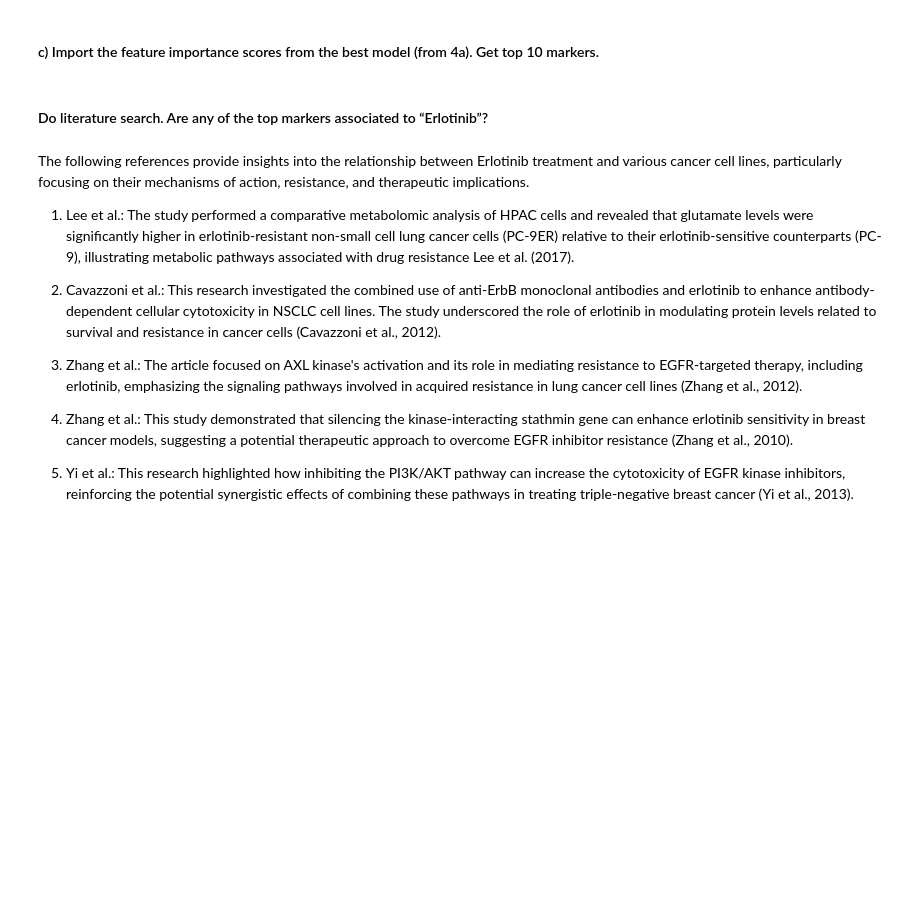
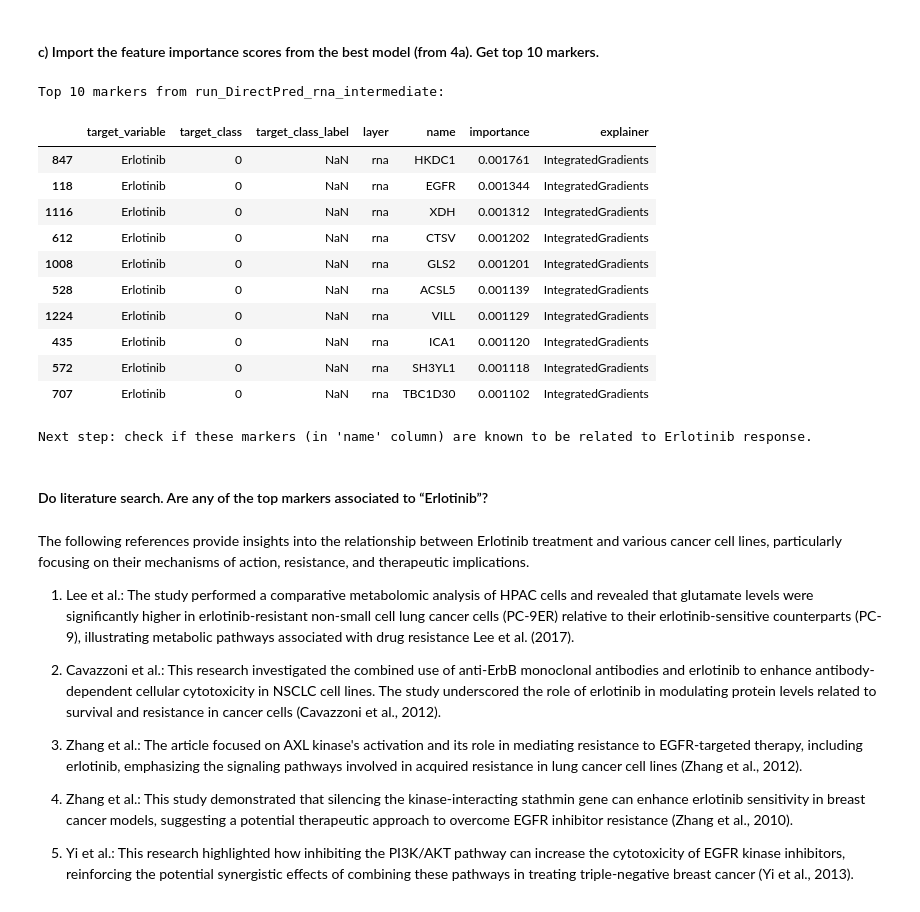
Before and after one commit to theSamurai1997/compgen_course_2025_module3_my_session, a Jupyter notebook: submissions/day3/Copy_day3_hw_submission_ccle_vs_gdsc.ipynb, the cells around one changed output. Cells and saved outputs as stored; diff of their text form; code cells hidden in the pictures; blank space fills up the shorter version.

```diff
--- a/submissions/day3/Copy_day3_hw_submission_ccle_vs_gdsc.ipynb
+++ b/submissions/day3/Copy_day3_hw_submission_ccle_vs_gdsc.ipynb
@@ -254,23 +304,37 @@ display(df_test_embed.head())
 #### c) Import the feature importance scores from the best model (from 4a). Get top 10 markers.
 # %%
 #BEST_MODEL_DIR = os.path.join(LOGS_DIR, best_model_prefix)
-feature_importance_path = os.path.join(LOGS_DIR, f"{best_model_prefix}.feature_importance.IntegratedGradients.csv")
+feature_importance_path = os.path.join(BEST_MODEL_DIR, f"{best_model_prefix}.feature_importance.IntegratedGradients.csv")
 
 # 1. Read the feature importance CSV
 df_importance = pd.read_csv(feature_importance_path)
 
 # Columns: target_variable, target_class, target_class_label, layer, name, importance, explainer
 # 2. Sort by highest 'importance'
 df_importance.sort_values(by="importance", ascending=False, inplace=True)
 
 # 3. Extract the top 10 markers
 top10 = df_importance.head(10)
 
 print(f"Top 10 markers from {best_model_prefix}:")
 display(top10)
 
 # 4. Provide placeholders for further analysis
 print("Next step: check if these markers (in 'name' column) are known to be related to Erlotinib response.")
+# %% [output]
+Top 10 markers from run_DirectPred_rna_intermediate:
+|  | target_variable | target_class | target_class_label | layer | name | importance | explainer |
+| 847 | Erlotinib | 0 | NaN | rna | HKDC1 | 0.001761 | IntegratedGradients |
+| 118 | Erlotinib | 0 | NaN | rna | EGFR | 0.001344 | IntegratedGradients |
+| 1116 | Erlotinib | 0 | NaN | rna | XDH | 0.001312 | IntegratedGradients |
+| 612 | Erlotinib | 0 | NaN | rna | CTSV | 0.001202 | IntegratedGradients |
+| 1008 | Erlotinib | 0 | NaN | rna | GLS2 | 0.001201 | IntegratedGradients |
+| 528 | Erlotinib | 0 | NaN | rna | ACSL5 | 0.001139 | IntegratedGradients |
+| 1224 | Erlotinib | 0 | NaN | rna | VILL | 0.001129 | IntegratedGradients |
+| 435 | Erlotinib | 0 | NaN | rna | ICA1 | 0.001120 | IntegratedGradients |
+| 572 | Erlotinib | 0 | NaN | rna | SH3YL1 | 0.001118 | IntegratedGradients |
+| 707 | Erlotinib | 0 | NaN | rna | TBC1D30 | 0.001102 | IntegratedGradients |
+Next step: check if these markers (in 'name' column) are known to be related to Erlotinib response.
 # %% [markdown]
 #### Do literature search. Are any of the top markers associated to “Erlotinib”?
 # %% [markdown]
```
Also changed, not shown: parts of 9 cells of this notebook, 2 other files.
